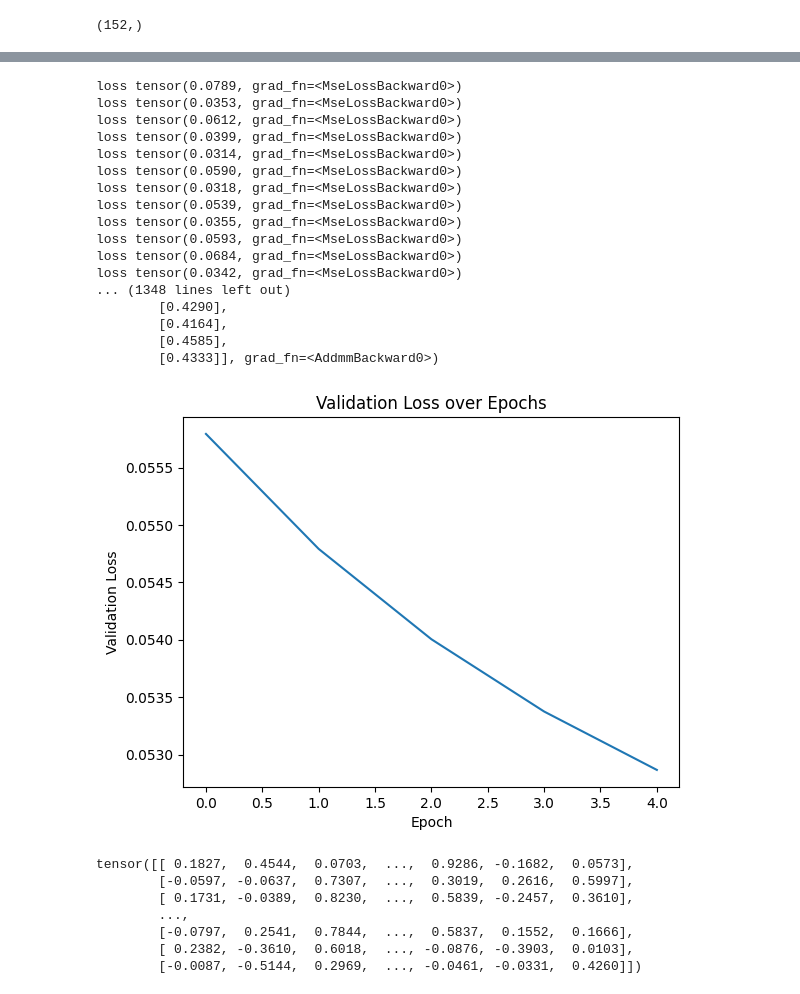
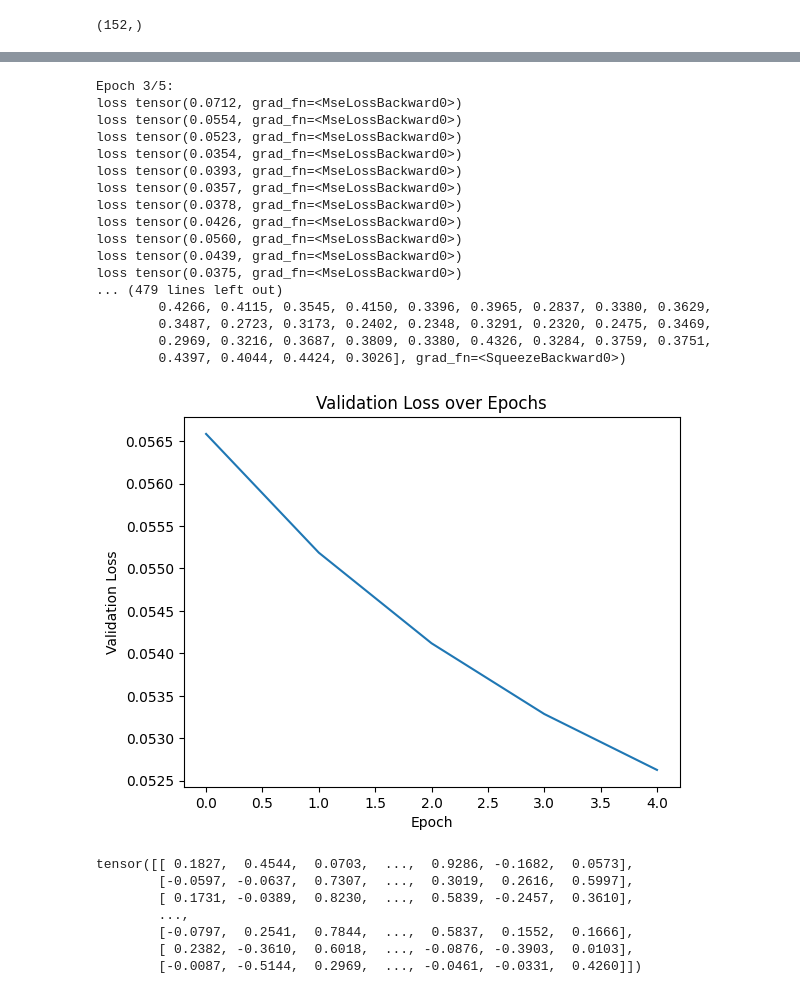
Before and after one commit to parakawa/protein_conservation_predictor, a Jupyter notebook: get_embeddings_and_training.ipynb, the cells around one changed output, grey strips where cells are left out. Saved outputs shown, nothing was run; the diff lists cells and outputs as text; code cells hidden in the pictures.

```diff
--- a/get_embeddings_and_training.ipynb
+++ b/get_embeddings_and_training.ipynb
@@ -87,25 +87,25 @@ def train_model_stochastic(model, optimizer, loss_fn, sequences, conservation_sc
         label = torch.tensor(conservation_scores[i], dtype=torch.float32)
 
         optimizer.zero_grad()
-        output = model(embedding)
+        output = model(embedding).squeeze()
 
 
-        loss = loss_fn(output.squeeze(), label)
+        loss = loss_fn(output, label)
         print("loss", loss)
         loss.backward()
         optimizer.step()
         if i == len(sequences) - 1 or False:
-            print("label", label.shape)
+            print("label shape", label.shape)
             print("label", label)
-            print("embedding", embedding.shape)
+            print("embedding shape", embedding.shape)
             print("embedding", embedding)
-            print("output", output.shape)
+            print("output shape", output.shape)
             print("output", output)
 
 
 
 
-# Définir le modèle de régression linéaire
+# Définir les modèles de régression linéaire, Multi layer perceptron
 
 class LinearRegression(nn.Module):
     def __init__(self, input_size):
@@ -115,6 +115,18 @@ class LinearRegression(nn.Module):
     def forward(self, x):
         return self.linear(x)
 
+class MLP(nn.Module):
+    def __init__(self, input_size, hidden_size, output_size):
+        super(MLP, self).__init__()
+        self.fc1 = nn.Linear(input_size, hidden_size)
+        self.fc2 = nn.Linear(hidden_size, output_size)
+        self.relu = nn.ReLU()
+
+    def forward(self, x):
+        x = self.fc1(x)
+        x = self.relu(x)
+        x = self.fc2(x)
+        return x
 
 
 # Évaluation du modèle sur l'ensemble de validation
@@ -153,6 +165,7 @@ val_loader = DataLoader(val_dataset, batch_size=1, shuffle=False)
 
 # Initialiser le modèle, la fonction de perte et l'optimiseur
 model = LinearRegression(input_size=320)
+#model = MLP(input_size=320, hidden_size=64, output_size=1)
 loss_fn = nn.MSELoss()
 optimizer = optim.SGD(model.parameters(), lr=learning_rate)
 
@@ -196,21 +209,21 @@ loss tensor(0.0226, grad_fn=<MseLossBackward0>)
-loss tensor(0.0789, grad_fn=<MseLossBackward0>)
-loss tensor(0.0353, grad_fn=<MseLossBackward0>)
-loss tensor(0.0612, grad_fn=<MseLossBackward0>)
-loss tensor(0.0399, grad_fn=<MseLossBackward0>)
-loss tensor(0.0314, grad_fn=<MseLossBackward0>)
-loss tensor(0.0590, grad_fn=<MseLossBackward0>)
-loss tensor(0.0318, grad_fn=<MseLossBackward0>)
-loss tensor(0.0539, grad_fn=<MseLossBackward0>)
-loss tensor(0.0355, grad_fn=<MseLossBackward0>)
-loss tensor(0.0593, grad_fn=<MseLossBackward0>)
-loss tensor(0.0684, grad_fn=<MseLossBackward0>)
-loss tensor(0.0342, grad_fn=<MseLossBackward0>)
-... (1348 lines left out)
-        [0.4290],
-        [0.4164],
-        [0.4585],
-        [0.4333]], grad_fn=<AddmmBackward0>)
+Epoch 3/5:
+loss tensor(0.0712, grad_fn=<MseLossBackward0>)
+loss tensor(0.0554, grad_fn=<MseLossBackward0>)
+loss tensor(0.0523, grad_fn=<MseLossBackward0>)
+loss tensor(0.0354, grad_fn=<MseLossBackward0>)
+loss tensor(0.0393, grad_fn=<MseLossBackward0>)
+loss tensor(0.0357, grad_fn=<MseLossBackward0>)
+loss tensor(0.0378, grad_fn=<MseLossBackward0>)
+loss tensor(0.0426, grad_fn=<MseLossBackward0>)
+loss tensor(0.0560, grad_fn=<MseLossBackward0>)
+loss tensor(0.0439, grad_fn=<MseLossBackward0>)
+loss tensor(0.0375, grad_fn=<MseLossBackward0>)
+... (479 lines left out)
+        0.4266, 0.4115, 0.3545, 0.4150, 0.3396, 0.3965, 0.2837, 0.3380, 0.3629,
+        0.3487, 0.2723, 0.3173, 0.2402, 0.2348, 0.3291, 0.2320, 0.2475, 0.3469,
+        0.2969, 0.3216, 0.3687, 0.3809, 0.3380, 0.4326, 0.3284, 0.3759, 0.3751,
+        0.4397, 0.4044, 0.4424, 0.3026], grad_fn=<SqueezeBackward0>)
-[figure, old version]
+[figure, new version]
 # %%
 # Cargar el archivo .pt
 embedding = torch.load('curated_dataset/example_embeddings_esm2_reduced_input/A0A1I4YI28.1/1-164.pt')
```
Also changed, not shown: parts of 1 cell of this notebook.
